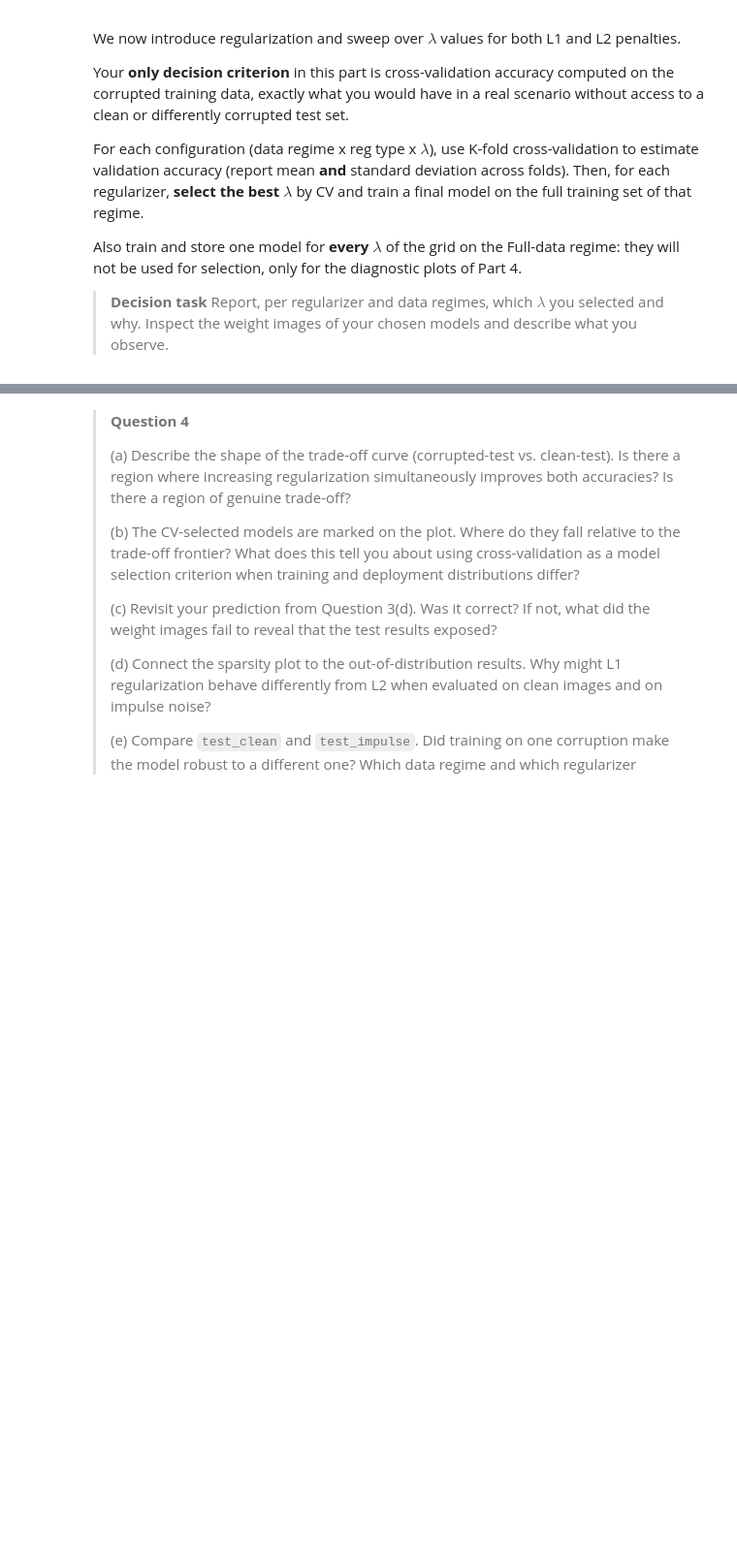
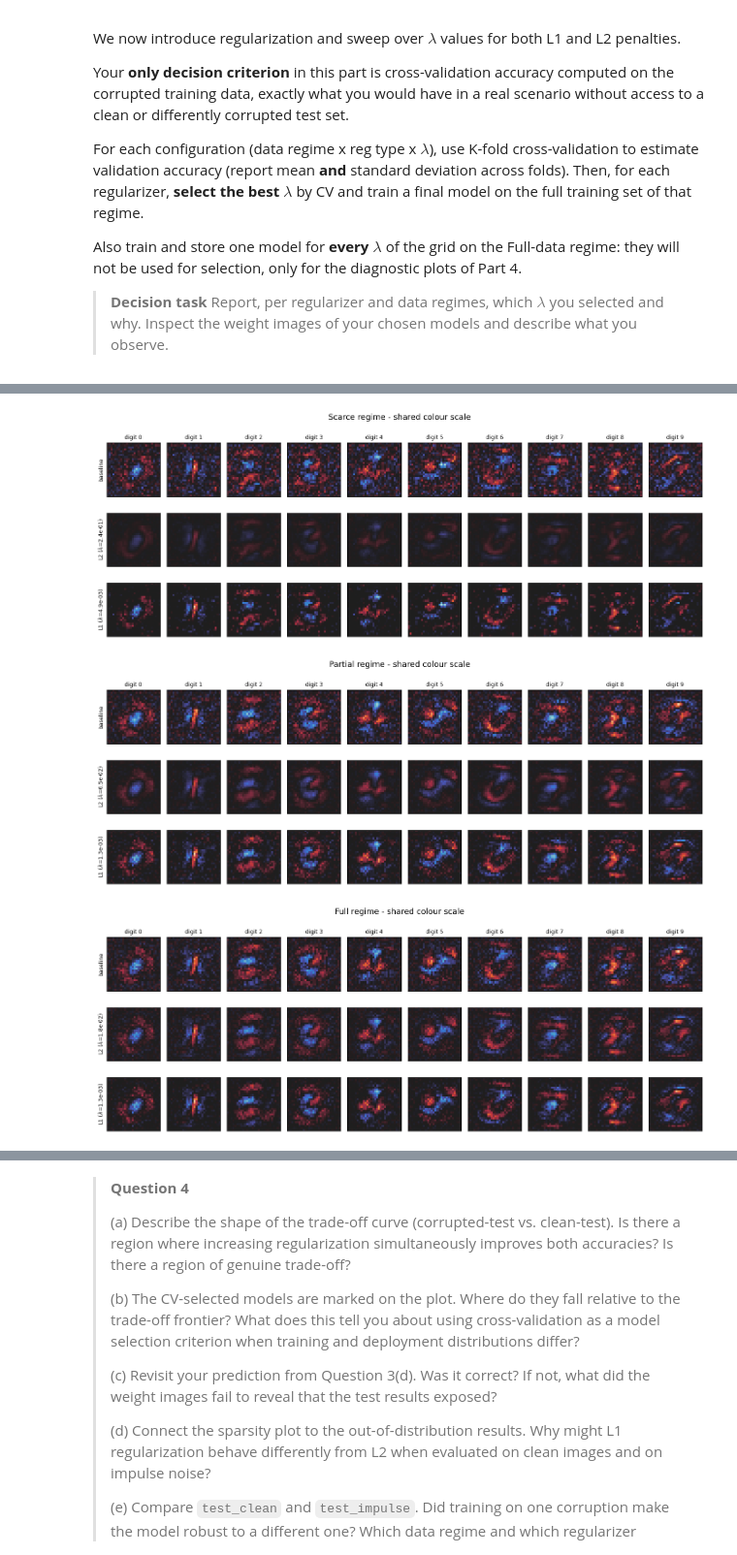
Before and after one commit to cazarimh/machine-learning, a Jupyter notebook: assignment-2/mc886_2s2026_assignment_2.ipynb, the cells around one changed output, grey strips where cells are left out. Shown at 97% size. Saved outputs shown, nothing was run; the diff lists cells and outputs as text; code cells hidden in the pictures; blank space fills up the shorter version.

```diff
--- a/assignment-2/mc886_2s2026_assignment_2.ipynb
+++ b/assignment-2/mc886_2s2026_assignment_2.ipynb
@@ -517,2 +750,45 @@ Until now, all decisions, dataset size analysis, regularization selection, were
 # %%
-# Load the test datasets and evaluate all the chosen models for each data regime
+def compare_weights(name: str) -> None:
+	"""
+	Baseline, CV-selected L2 and CV-selected L1 side by side, one row each.
+
+	Unlike plot_weights, every panel shares one symmetric colour scale, so a
+	shrunken weight really looks shrunken instead of being rescaled back to full
+	contrast. Without this, comparing sparsity across models is meaningless.
+	"""
+	rows = {"baseline": unregularized_models[name][0]}
+	for penalty in penalties:
+		lam = best_rows.loc[(name, penalty), "lambda"]
+		rows[f"{penalty} ($\\lambda$={lam:.1e})"] = selected_models[(name, penalty)]
+
+	all_weights = {
+		label: model.linear.weight.detach().numpy() for label, model in rows.items()
+	}
+	limit = max(np.abs(w).max() for w in all_weights.values())
+
+	fig, axs = plt.subplots(len(rows), 10, figsize=(14, 1.6 * len(rows) + 0.8))
+
+	for i, (label, weights) in enumerate(all_weights.items()):
+		for digit in range(10):
+			ax = axs[i, digit]
+			ax.imshow(
+				weights[digit].reshape(28, 28), cmap="icefire",
+				vmin=-limit, vmax=limit,
+			)
+			ax.set_xticks([]); ax.set_yticks([])
+			if i == 0:
+				ax.set_title(f"digit {digit}", fontsize=9)
+
+		axs[i, 0].set_ylabel(label, fontsize=9)
+
+	fig.suptitle(f"{name} regime - shared colour scale", fontsize=13)
+	plt.tight_layout()
+	plt.show()
+
+
+for name in data_regimes:
+	compare_weights(name)
+# %% [output]
+[figure, added]
+[figure, added]
+[figure, added]
```
Also changed, not shown: parts of 25 cells of this notebook.
